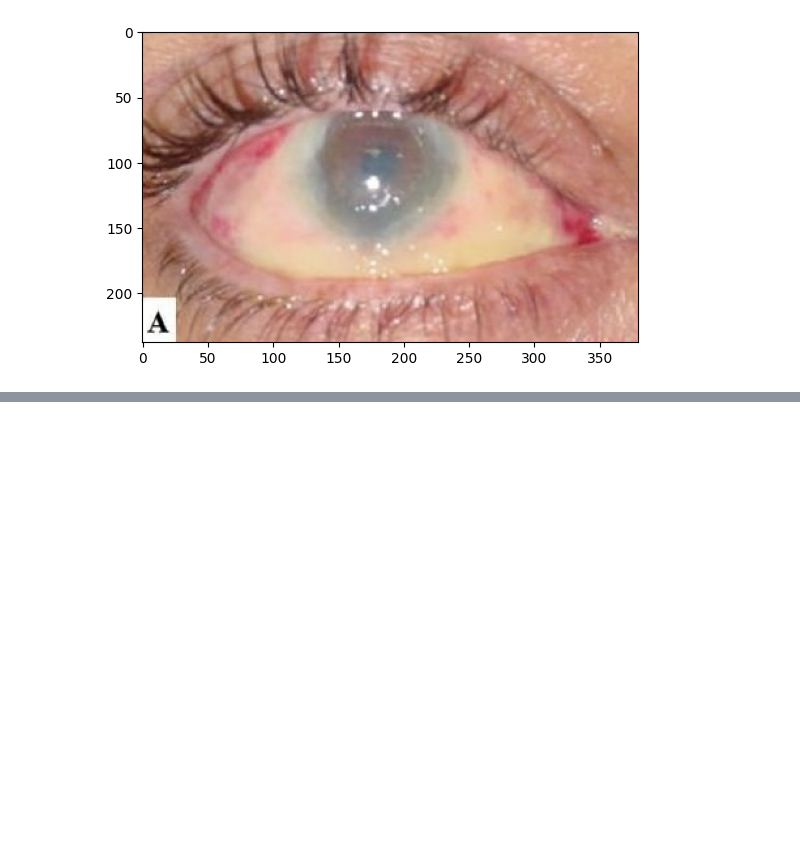
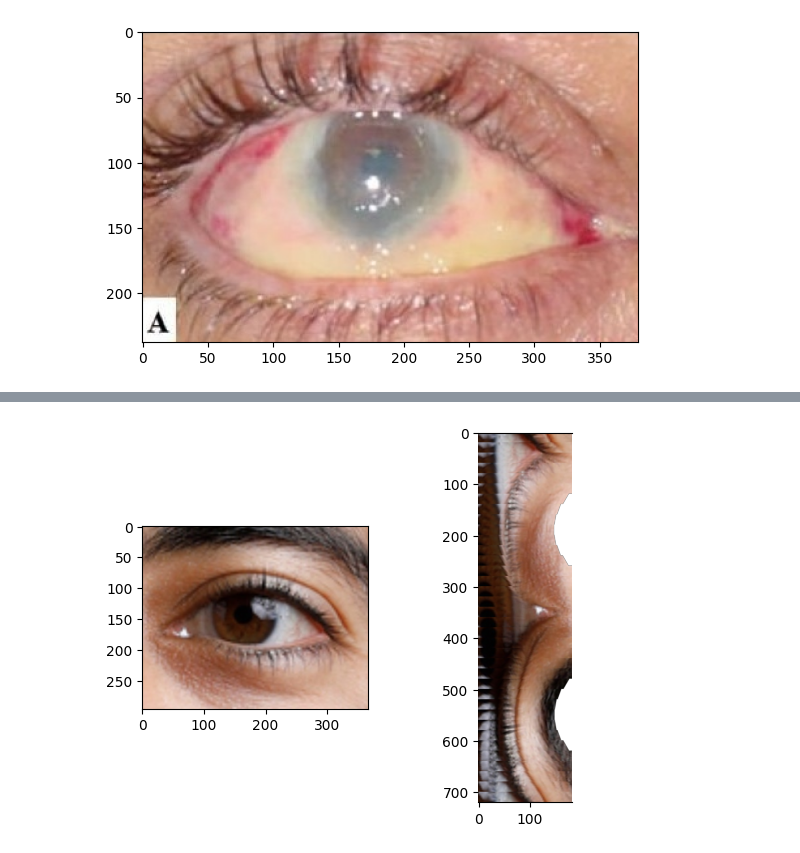
Before and after one commit to ethanrasmussen/EyeTraumaAnalysis, a Jupyter notebook: src/notebooks/main.ipynb, the cells around one changed output, grey strips where cells are left out. Cells and saved outputs as stored; diff of their text form; code cells hidden in the pictures; blank space fills up the shorter version.

```diff
--- a/src/notebooks/main.ipynb
+++ b/src/notebooks/main.ipynb
@@ -52,0 +62,9 @@ axs[1].imshow(np.vstack([segment for ind,segment in segments.items()]));
+# %%
+concatenated = np.vstack([segment for ind,segment in segments.items()])
+fig, axs = plt.subplots(1,2)
+axs[0].imshow(image.img);
+axs[1].imshow(concatenated);
+axs[1].spines["left"].set_visible(False)
+axs[1].spines["right"].set_visible(False)
+# %% [output]
+[figure, added]
```
Also changed, not shown: parts of 4 cells of this notebook, 5 other files.
